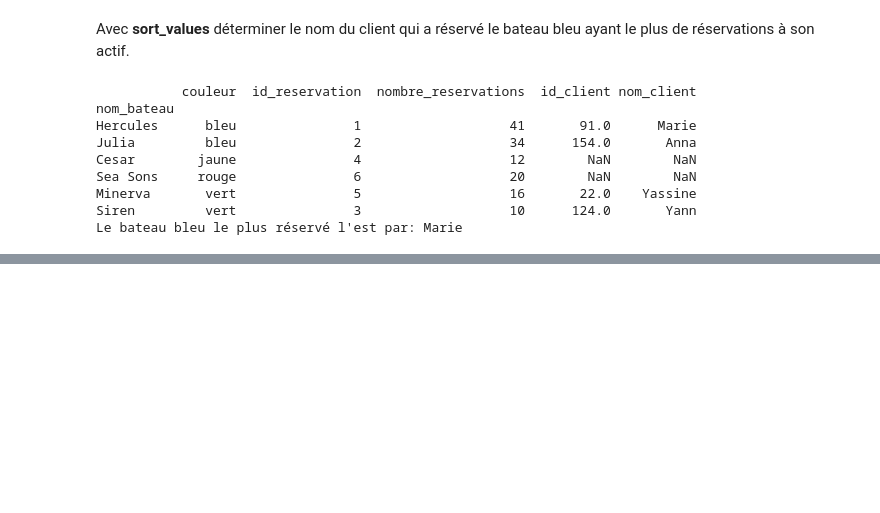
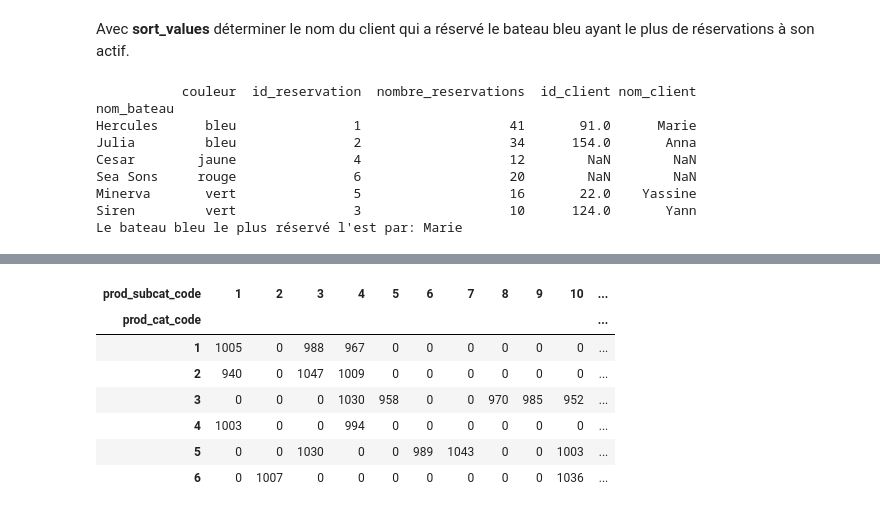
Before and after one commit to federicoding/TrainingGeneral, a Jupyter notebook: Debut.ipynb, the cells around one changed output, grey strips where cells are left out. Cells and saved outputs as stored; diff of their text form; code cells hidden in the pictures; blank space fills up the shorter version.

```diff
--- a/Debut.ipynb
+++ b/Debut.ipynb
@@ -712,0 +801,13 @@ Le bateau bleu le plus réservé l'est par: Marie
+# %%
+colonne1 = transactions['prod_cat_code']
+colonne2 = transactions['prod_subcat_code']
+pd.crosstab(colonne1, colonne2)
+# %% [output]
+| prod_subcat_code | 1 | 2 | 3 | 4 | 5 | 6 | 7 | 8 | 9 | 10 | ... |
+| prod_cat_code |  |  |  |  |  |  |  |  |  |  | ... |
+| 1 | 1005 | 0 | 988 | 967 | 0 | 0 | 0 | 0 | 0 | 0 | ... |
+| 2 | 940 | 0 | 1047 | 1009 | 0 | 0 | 0 | 0 | 0 | 0 | ... |
+| 3 | 0 | 0 | 0 | 1030 | 958 | 0 | 0 | 970 | 985 | 952 | ... |
+| 4 | 1003 | 0 | 0 | 994 | 0 | 0 | 0 | 0 | 0 | 0 | ... |
+| 5 | 0 | 0 | 1030 | 0 | 0 | 989 | 1043 | 0 | 0 | 1003 | ... |
+| 6 | 0 | 1007 | 0 | 0 | 0 | 0 | 0 | 0 | 0 | 1036 | ... |
```
Also changed, not shown: parts of 23 cells of this notebook.
